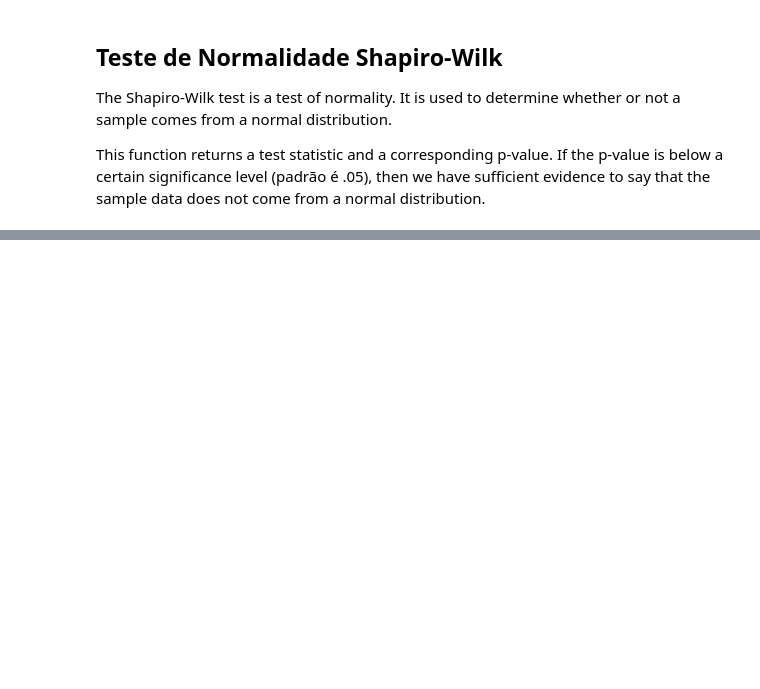
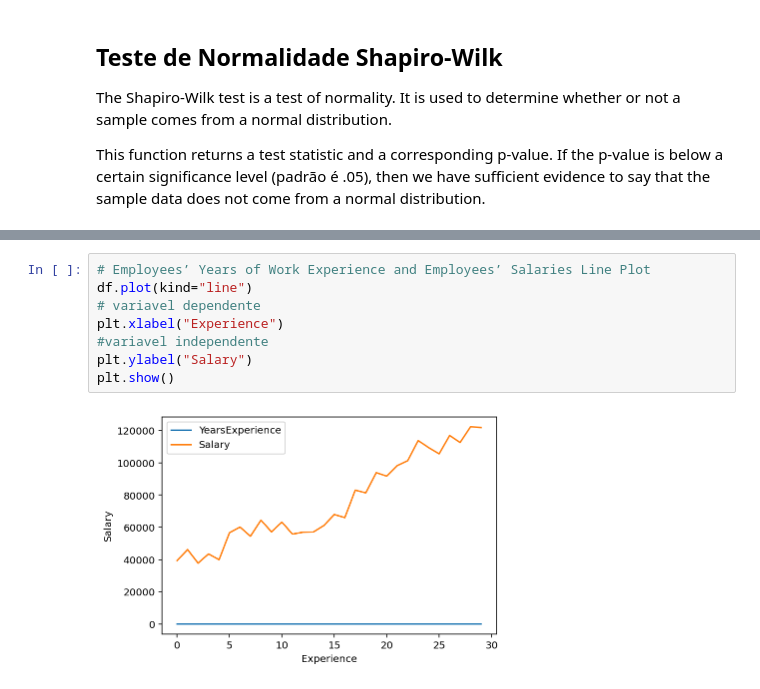
Before and after one commit to edydev85/ds_cookbook, a Jupyter notebook: ds_revelead.ipynb, the cells around one changed output, grey strips where cells are left out. Saved outputs shown, nothing was run; the diff lists cells and outputs as text; blank space fills up the shorter version.

```diff
--- a/ds_revelead.ipynb
+++ b/ds_revelead.ipynb
@@ -105,0 +152,10 @@ Veja que o resultado do pvalue foi bem menor do que .05 (foi 0.01), logo, a amos
+# %%
+# Employees’ Years of Work Experience and Employees’ Salaries Line Plot
+df.plot(kind="line")
+# variavel dependente
+plt.xlabel("Experience")
+#variavel independente
+plt.ylabel("Salary")
+plt.show()
+# %% [output]
+[figure, added]
```
Also changed, not shown: parts of 19 cells of this notebook.
